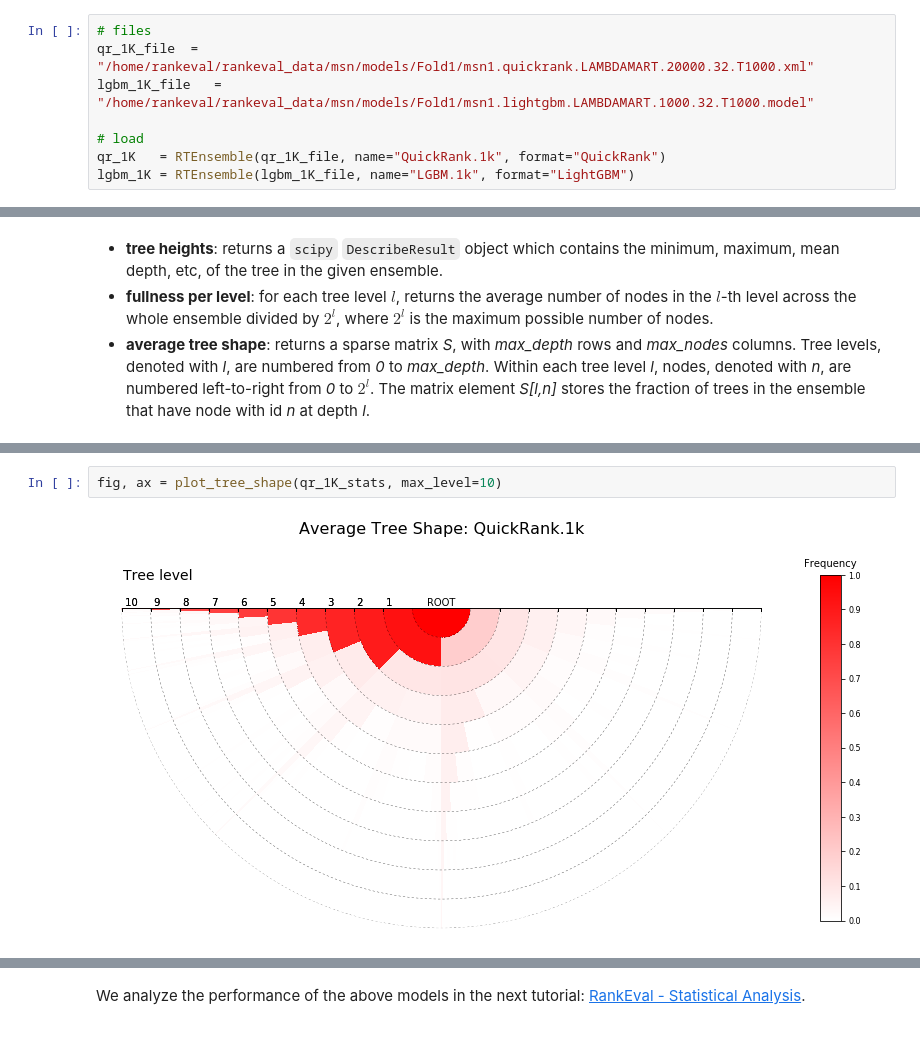
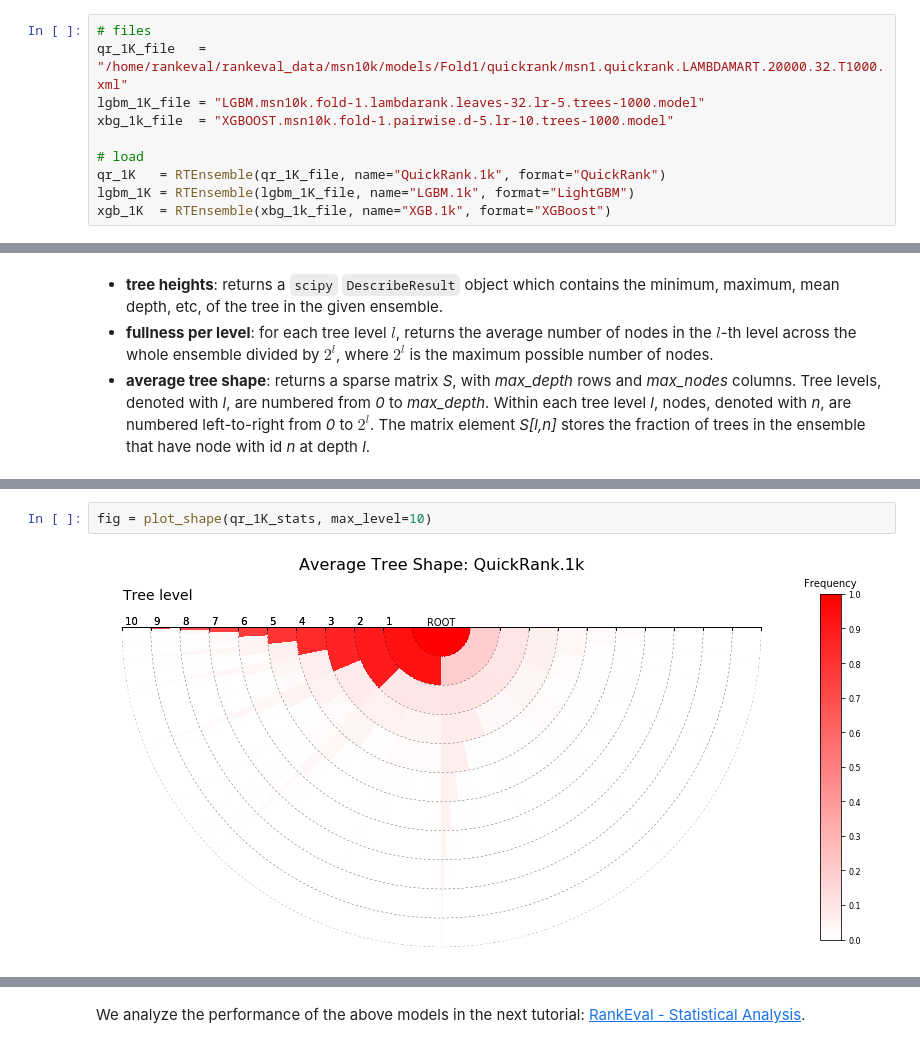
Before and after one commit to hpclab/rankeval, a Jupyter notebook: notebooks/RankEval - Topological Analysis.ipynb, the cells around one changed output, grey strips where cells are left out. Saved outputs shown, nothing was run; the diff lists cells and outputs as text.

```diff
--- a/notebooks/RankEval - Topological Analysis.ipynb
+++ b/notebooks/RankEval - Topological Analysis.ipynb
@@ -30,12 +30,14 @@ from rankeval.visualization.topological import plot_tree_shape
 ##### Load models from file
 # %%
 # files
-qr_1K_file  = "/home/rankeval/rankeval_data/msn/models/Fold1/msn1.quickrank.LAMBDAMART.20000.32.T1000.xml"
-lgbm_1K_file   = "/home/rankeval/rankeval_data/msn/models/Fold1/msn1.lightgbm.LAMBDAMART.1000.32.T1000.model"
+qr_1K_file   = "/home/rankeval/rankeval_data/msn10k/models/Fold1/quickrank/msn1.quickrank.LAMBDAMART.20000.32.T1000.xml"
+lgbm_1K_file = "LGBM.msn10k.fold-1.lambdarank.leaves-32.lr-5.trees-1000.model"
+xbg_1k_file  = "XGBOOST.msn10k.fold-1.pairwise.d-5.lr-10.trees-1000.model"
 
 # load
 qr_1K   = RTEnsemble(qr_1K_file, name="QuickRank.1k", format="QuickRank")
 lgbm_1K = RTEnsemble(lgbm_1K_file, name="LGBM.1k", format="LightGBM")
+xgb_1K  = RTEnsemble(xbg_1k_file, name="XGB.1k", format="XGBoost")
 # %% [markdown]
 ##### Performing the topological analysis
 
@@ -104,6 +110,6 @@ The model illustrated below is highly imbalanbced towards the left-most path.
 # %%
-fig, ax = plot_tree_shape(qr_1K_stats, max_level=10)
+fig = plot_shape(qr_1K_stats, max_level=10)
 # %% [output]
-[figure, old version]
+[figure, new version]
 # %%
 lgbm_1K_stats = topological_analysis(lgbm_1K, include_leaves=False)
```
Also changed, not shown: parts of 6 cells of this notebook, 2 other files.
